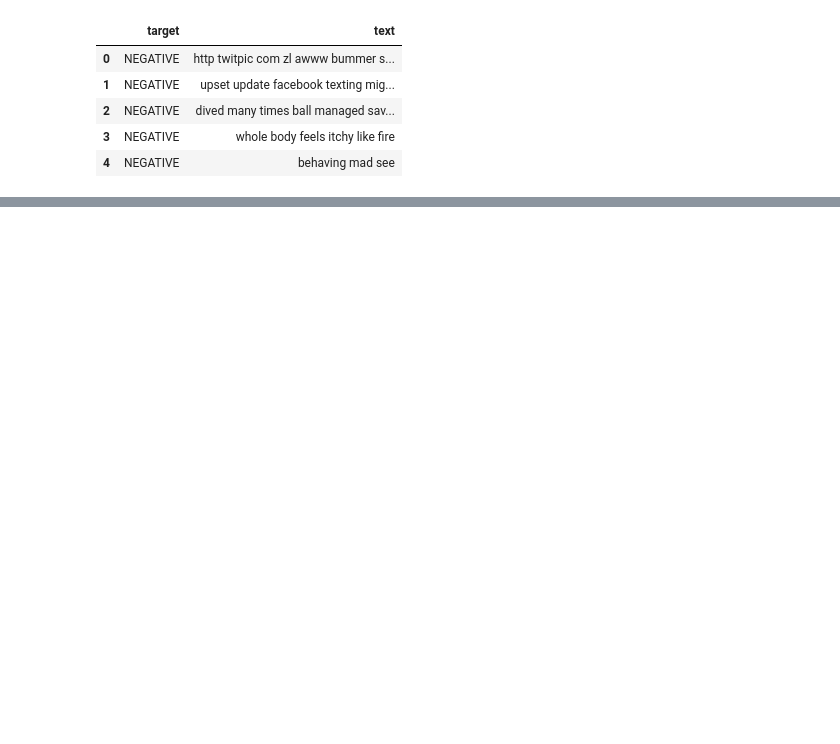
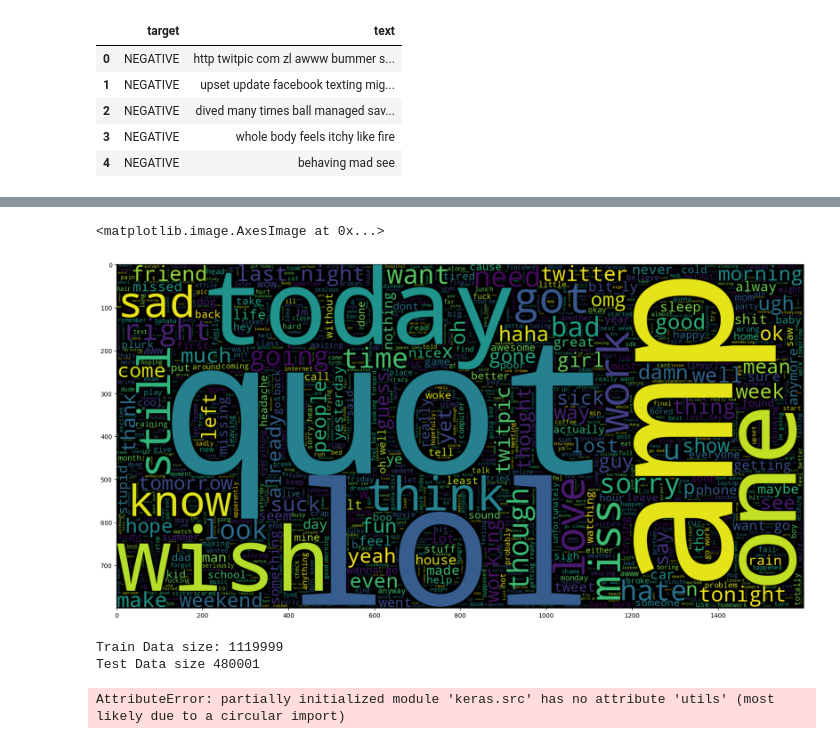
Before and after one commit to nayeem-17/ml-project, a Jupyter notebook: main.ipynb, the cells around one changed output, grey strips where cells are left out. Saved outputs shown, nothing was run; the diff lists cells and outputs as text; code cells hidden in the pictures; blank space fills up the shorter version.

```diff
--- a/main.ipynb
+++ b/main.ipynb
@@ -117,0 +151,28 @@ df.head()
+# %%
+plt.figure(figsize = (20,20))
+wc= getWC('NEGATIVE')
+plt.imshow(wc , interpolation = 'bilinear')
+# %% [output]
+<matplotlib.image.AxesImage at 0x...>
+[figure, added]
+# %%
+from sklearn.model_selection import train_test_split
+
+train_data, test_data = train_test_split(df, test_size=1-0.7, random_state=7)
+
+print("Train Data size:", len(train_data))
+print("Test Data size", len(test_data))
+# %% [output]
+Train Data size: 1119999
+Test Data size 480001
+# %%
+from tensorflow.keras.preprocessing.text import Tokenizer
+
+tokenizer = Tokenizer()
+tokenizer.fit_on_texts(train_data.text)
+
+word_index = tokenizer.word_index
+vocab_size = len(tokenizer.word_index) + 1
+print("Vocabulary Size :", vocab_size)
+# %% [output]
+AttributeError: partially initialized module 'keras.src' has no attribute 'utils' (most likely due to a circular import)
```
Also changed, not shown: parts of 8 cells of this notebook.
